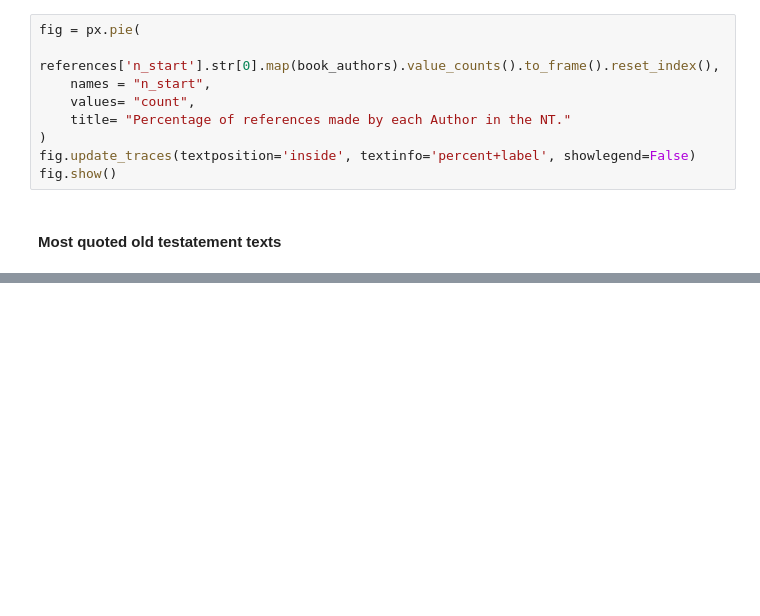
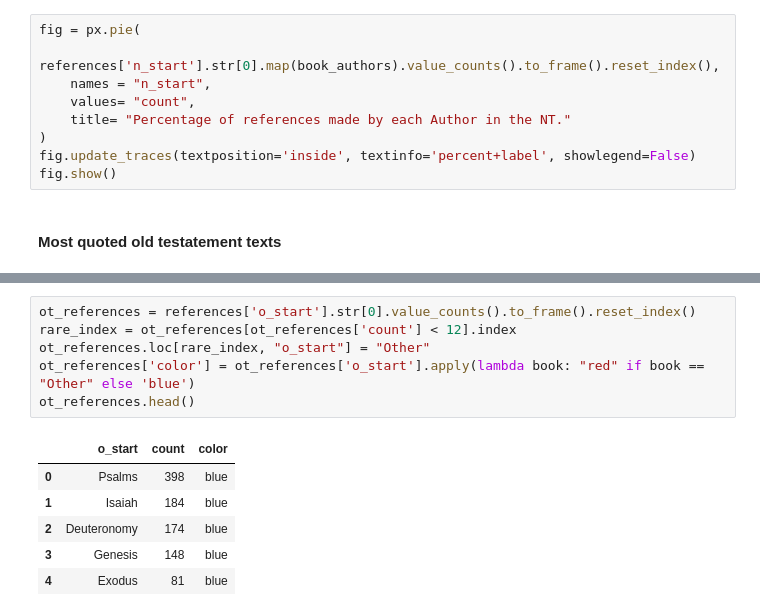
Before and after one commit to Tussky/Old-Testament-References, a Jupyter notebook: Isaac-Analysis.ipynb, the cells around one changed output, grey strips where cells are left out. Saved outputs shown, nothing was run; the diff lists cells and outputs as text; blank space fills up the shorter version.

```diff
--- a/Isaac-Analysis.ipynb
+++ b/Isaac-Analysis.ipynb
@@ -160,0 +232,13 @@ fig.show()
+# %%
+ot_references = references['o_start'].str[0].value_counts().to_frame().reset_index()
+rare_index = ot_references[ot_references['count'] < 12].index
+ot_references.loc[rare_index, "o_start"] = "Other"
+ot_references['color'] = ot_references['o_start'].apply(lambda book: "red" if book == "Other" else 'blue')
+ot_references.head()
+# %% [output]
+|  | o_start | count | color |
+| 0 | Psalms | 398 | blue |
+| 1 | Isaiah | 184 | blue |
+| 2 | Deuteronomy | 174 | blue |
+| 3 | Genesis | 148 | blue |
+| 4 | Exodus | 81 | blue |
```
Also changed, not shown: parts of 5 cells of this notebook.
